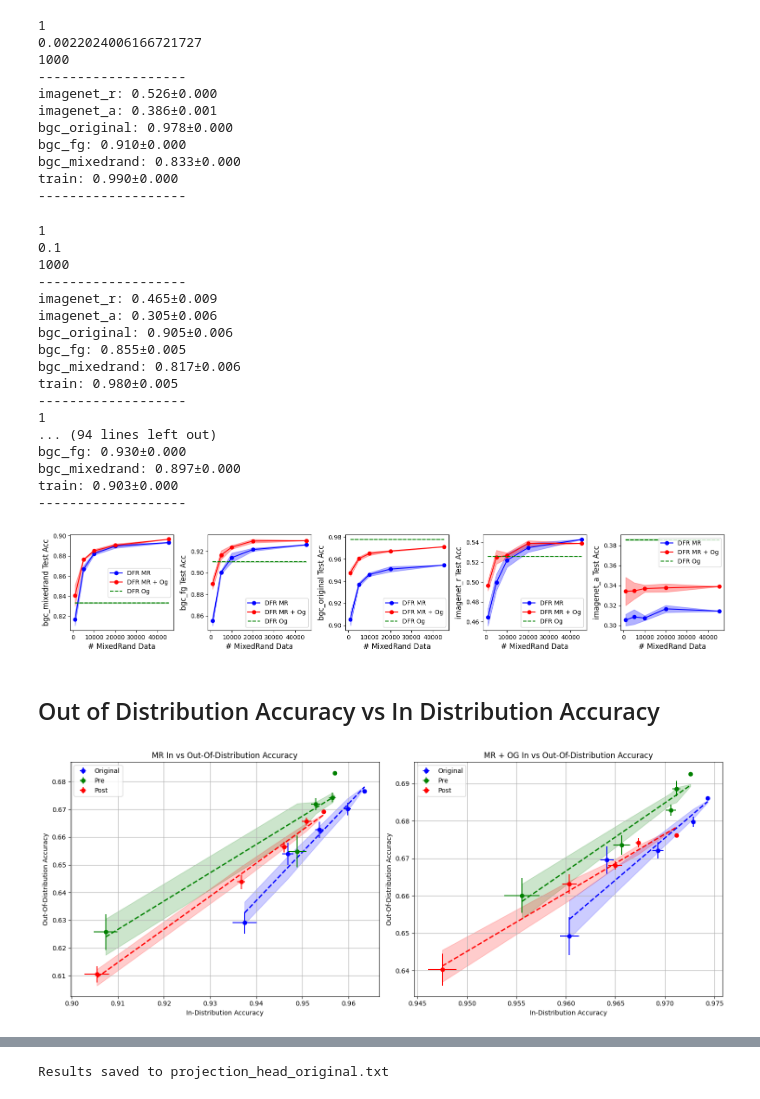
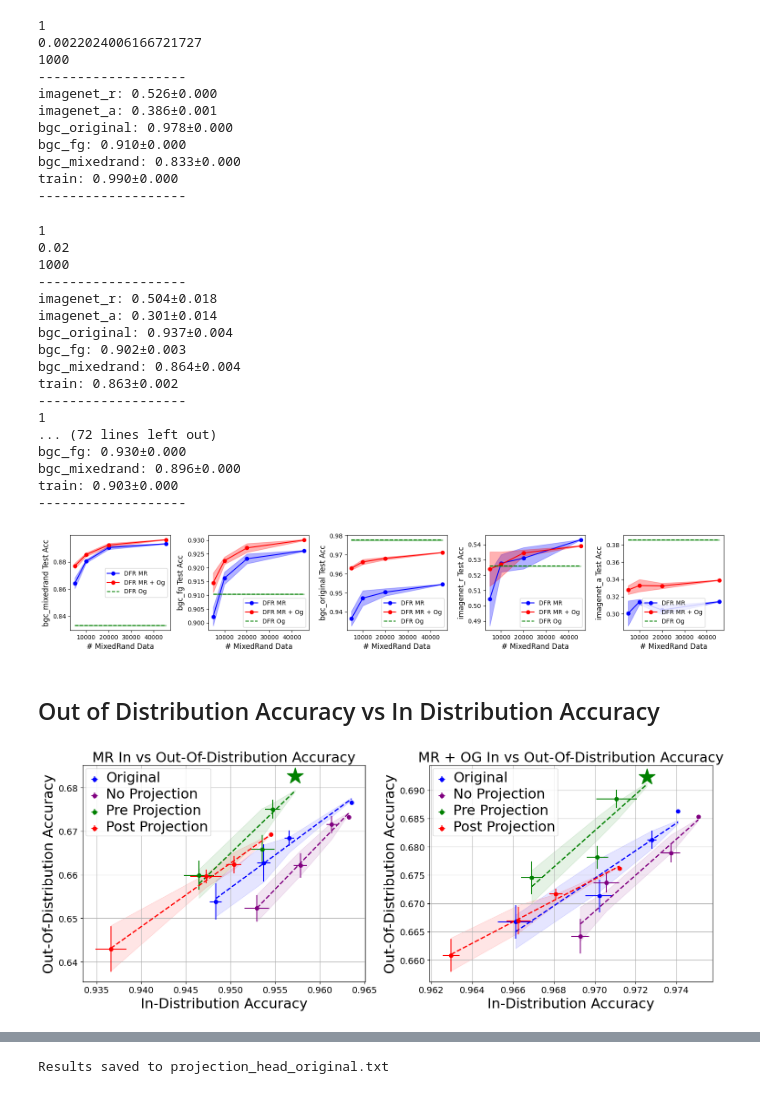
Before and after one commit to jiayini1119/projection-head-experiments, a Jupyter notebook: bg_challenge/all_original_imagenet9_bg_dfr.ipynb, the cells around one changed output, grey strips where cells are left out. Drawn from its saved outputs; the diff is of its cells as text; code cells hidden in the pictures.

```diff
--- a/bg_challenge/all_original_imagenet9_bg_dfr.ipynb
+++ b/bg_challenge/all_original_imagenet9_bg_dfr.ipynb
@@ -21,7 +21,7 @@ device = torch.device("cuda:1")
 learning_rate = 1
 num_epochs = 1000
 
-ns = [1000, 5000, 10000, 20000, 45405]
+ns = [5000, 10000, 20000, 45405]
 num_seeds = 5
 # %%
 map_to_in9 = {}
@@ -300,0 +317,3 @@ plot_all_results_indv(mixrand_results_ns_ori, combo_results_ns_ori, results_orig
+# %%
+mixrand_results_ns_no = mixrand_run(ns, n_epochs=num_epochs, lr=learning_rate, train_datasets=train_datasets, eval_datasets=eval_datasets, num_seeds=num_seeds)
+combo_results_ns_no = combo_run(ns, n_epochs=num_epochs, lr=learning_rate, train_datasets=train_datasets, eval_datasets=eval_datasets, num_seeds=num_seeds)
@@ -406,32 +447,40 @@ mixrand_results_ns_post = mixrand_run(ns, n_epochs=num_epochs, lr=learning_rate,
 combo_results_ns_post = combo_run(ns, n_epochs=num_epochs, lr=learning_rate, train_datasets=train_datasets, eval_datasets=eval_datasets, num_seeds=num_seeds)
 # %% [output]
 1
-0.1
+0.02
 1000
 -------------------
-imagenet_r: 0.465±0.009
-imagenet_a: 0.305±0.006
-bgc_original: 0.905±0.006
-bgc_fg: 0.855±0.005
-bgc_mixedrand: 0.817±0.006
-train: 0.980±0.005
+imagenet_r: 0.504±0.018
+imagenet_a: 0.301±0.014
+bgc_original: 0.937±0.004
+bgc_fg: 0.902±0.003
+bgc_mixedrand: 0.864±0.004
+train: 0.863±0.002
 -------------------
 1
-... (94 lines left out)
+... (72 lines left out)
 bgc_fg: 0.930±0.000
-bgc_mixedrand: 0.897±0.000
+bgc_mixedrand: 0.896±0.000
 train: 0.903±0.000
 -------------------
 # %%
 plot_all_results_indv(mixrand_results_ns_post, combo_results_ns_post, results_original_post)
 # %% [output]
-[figure, old version]
+[figure, new version]
 # %% [markdown]
 ## Out of Distribution Accuracy vs In Distribution Accuracy
 # %%
 import matplotlib.pyplot as plt
 import numpy as np
 from scipy import stats
+
+def set_large_fonts(ax):
+    ax.tick_params(axis='both', which='major', labelsize=14)
+    ax.title.set_fontsize(22)
+    ax.xaxis.label.set_fontsize(22)
+    ax.yaxis.label.set_fontsize(22)
+    for item in ax.get_legend().get_texts():
+        item.set_fontsize(22)
 
 def process_results(results):
     in_distrib_acc = []
@@ -454,7 +503,7 @@ def process_results(results):
     return in_distrib_acc, out_distrib_acc, in_distrib_std, out_distrib_std
 
 
-def plot_results(in_acc, out_acc, in_std, out_std, label, color, n=5, ax=None):
+def plot_results(in_acc, out_acc, in_std, out_std, label, color, n=5, ax=None, add_star=False):
     in_err = np.array(in_std) / np.sqrt(n)
     out_err = np.array(out_std) / np.sqrt(n)
 
@@ -467,37 +516,49 @@ def plot_results(in_acc, out_acc, in_std, out_std, label, color, n=5, ax=None):
     out_acc_line = slope * in_acc_line + intercept
 
     ax.plot(in_acc_line, out_acc_line, '--', lw=2, color=color)
-    ax.fill_between(in_acc_line, out_acc_line - out_err, out_acc_line + out_err, alpha=0.2, color=color)
+    ax.fill_between(in_acc_line, out_acc_line - out_err, out_acc_line + out_err, alpha=0.1, color=color)
+
+    if add_star:
+        highest_point_index = np.argmax(out_acc)
+        ax.plot(in_acc[highest_point_index], out_acc[highest_point_index], marker='*', markersize=27, color='green')
 
 fig, axs = plt.subplots(1, 2, figsize=(15, 6))
 
 in_original, out_original, in_std_original, out_std_original = process_results(mixrand_results_ns_ori)
+in_no, out_no, in_std_no, out_std_no = process_results(mixrand_results_ns_no)
 in_pre, out_pre, in_std_pre, out_std_pre = process_results(mixrand_results_ns_pre)
 in_post, out_post, in_std_post, out_std_post = process_results(mixrand_results_ns_post)
 axs[0].set_title('MR In vs Out-Of-Distribution Accuracy')
 plot_results(in_original, out_original, in_std_original, out_std_original, 'Original', 'blue', ax=axs[0])
-plot_results(in_pre, out_pre, in_std_pre, out_std_pre, 'Pre', 'green', ax=axs[0])
-plot_results(in_post, out_post, in_std_post, out_std_post, 'Post', 'red', ax=axs[0])
+plot_results(in_no, out_no, in_std_no, out_std_no, 'No Projection', 'purple', ax=axs[0])
+plot_results(in_pre, out_pre, in_std_pre, out_std_pre, 'Pre Projection', 'green', ax=axs[0], add_star=True)
+plot_results(in_post, out_post, in_std_post, out_std_post, 'Post Projection', 'red', ax=axs[0])
 
 
 in_original, out_original, in_std_original, out_std_original = process_results(combo_results_ns_ori)
+in_no, out_no, in_std_no, out_std_no = process_results(combo_results_ns_no)
 in_pre, out_pre, in_std_pre, out_std_pre = process_results(combo_results_ns_pre)
 in_post, out_post, in_std_post, out_std_post = process_results(combo_results_ns_post)
 
 axs[1].set_title('MR + OG In vs Out-Of-Distribution Accuracy')
 plot_results(in_original, out_original, in_std_original, out_std_original, 'Original', 'blue', ax=axs[1])
-plot_results(in_pre, out_pre, in_std_pre, out_std_pre, 'Pre', 'green', ax=axs[1])
-plot_results(in_post, out_post, in_std_post, out_std_post, 'Post', 'red', ax=axs[1])
+plot_results(in_no, out_no, in_std_no, out_std_no, 'No Projection', 'purple', ax=axs[1])
+plot_results(in_pre, out_pre, in_std_pre, out_std_pre, 'Pre Projection', 'green', ax=axs[1], add_star=True)
+plot_results(in_post, out_post, in_std_post, out_std_post, 'Post Projection', 'red', ax=axs[1])
+
 
 
 for ax in axs:
     ax.set_xlabel('In-Distribution Accuracy')
     ax.set_ylabel('Out-Of-Distribution Accuracy')
     ax.legend()
     ax.grid(True)
+    set_large_fonts(ax)
 
 plt.tight_layout()
+plt.savefig('projection_head_linear_eval.pdf', format='pdf', dpi=300, bbox_inches='tight', transparent=True)
+
 
 plt.show()
 # %% [output]
-[figure, old version]
+[figure, new version]
```
Also changed, not shown: parts of 15 cells of this notebook, 3 other files.
